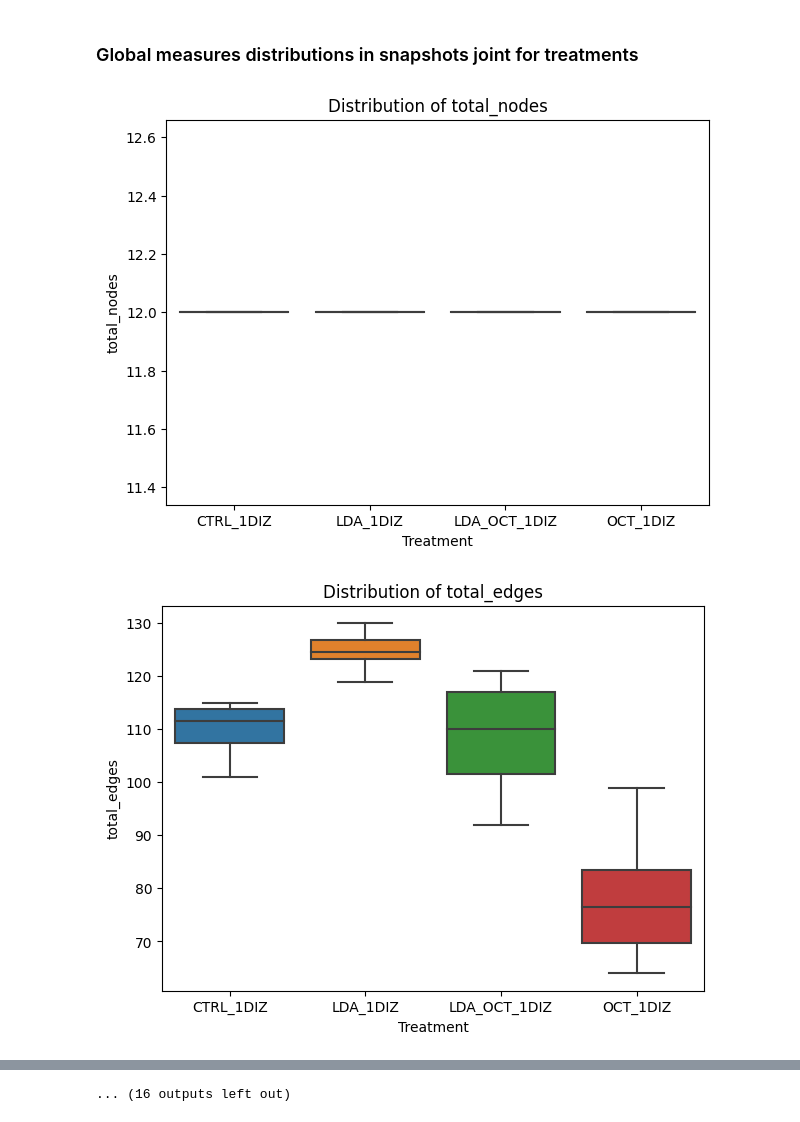
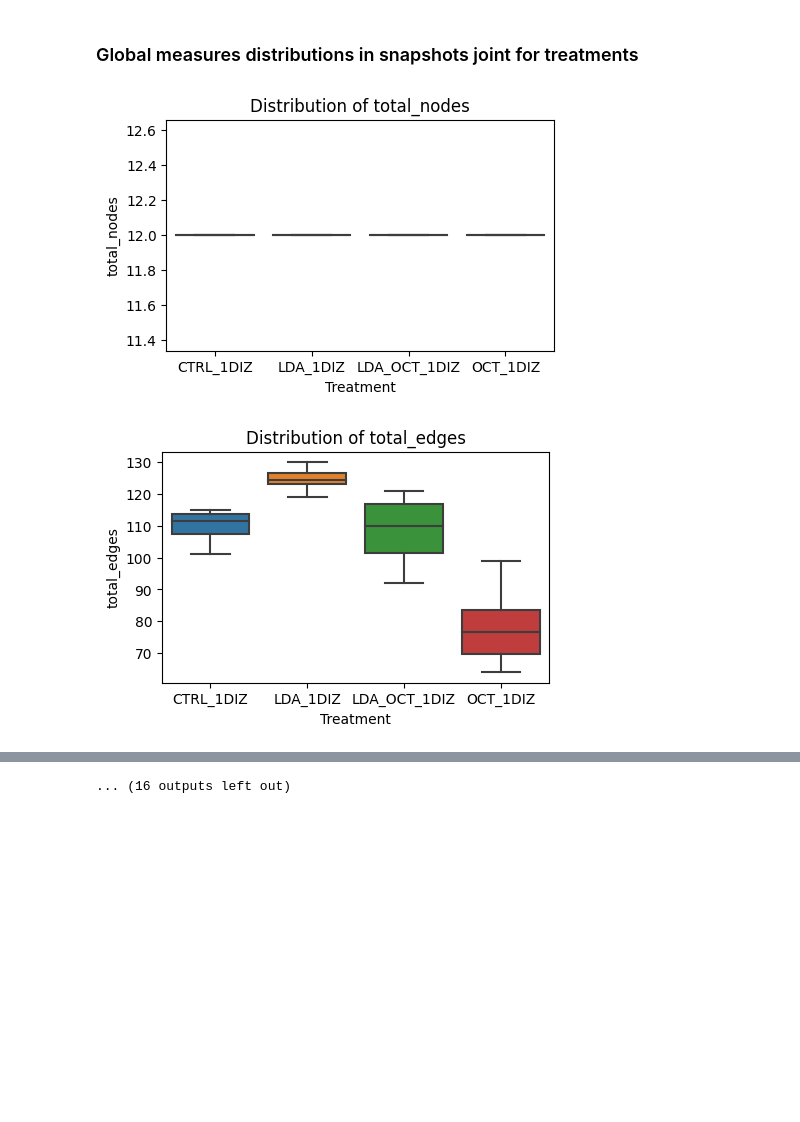
Before and after one commit to milanXpetrovic/drosophila-social-network-analysis, a Jupyter notebook: notebooks/valid/snapshots_global_measures_total_boxplot.ipynb, the cells around one changed output, grey strips where cells are left out. Saved outputs shown, nothing was run; the diff lists cells and outputs as text; code cells hidden in the pictures; blank space fills up the shorter version.

Commit message:
plots for local and global measures

```diff
--- a/notebooks/valid/snapshots_global_measures_total_boxplot.ipynb
+++ b/notebooks/valid/snapshots_global_measures_total_boxplot.ipynb
@@ -17,33 +17,33 @@ INPUT_PATH = os.path.join(settings.RESULTS_DIR, "global_measures_snapshots", f"{
 all_treatments = fileio.load_multiple_folders(INPUT_PATH)
 all_treatments = {key: value for key, value in all_treatments.items() if key in config["TREATMENTS"]}
 
 dataframes = []
 for treatment_name, treatment_path in all_treatments.items():
     all_groups = fileio.load_files_from_folder(treatment_path)
     treatment_dataframes = []
     for group_name, df_path in all_groups.items():
         df = pd.read_csv(df_path, index_col=0)
         df['Group'] = group_name
         treatment_dataframes.append(df)
 
     combined_df = pd.concat(treatment_dataframes)
     combined_df = combined_df.set_index(['Group'], append=True)
     combined_df.index.names = ['Snapshot', 'Group']
     combined_df = combined_df.reorder_levels(['Group', 'Snapshot'])
     combined_df['Treatment'] = treatment_name
     combined_df = combined_df.set_index('Treatment', append=True)
     dataframes.append(combined_df)
 
 combined_data = pd.concat(dataframes)
 
 combined_data_reset = combined_data.reset_index()
 for measure_name in combined_data.columns:
-    plt.figure(figsize=(7, 5))
+    plt.figure(figsize=(5, 3))
     sns.boxplot(data=combined_data_reset, x="Treatment", y=measure_name)
     plt.xlabel("Treatment")
     plt.ylabel(measure_name)
     plt.title(f'Distribution of {measure_name}')
     plt.show()
 # %% [output]
-[figure, old version]
+[figure, new version]
-[figure, old version]
+[figure, new version]
```
Also changed, not shown: parts of 1 cell of this notebook, 7 other files.
